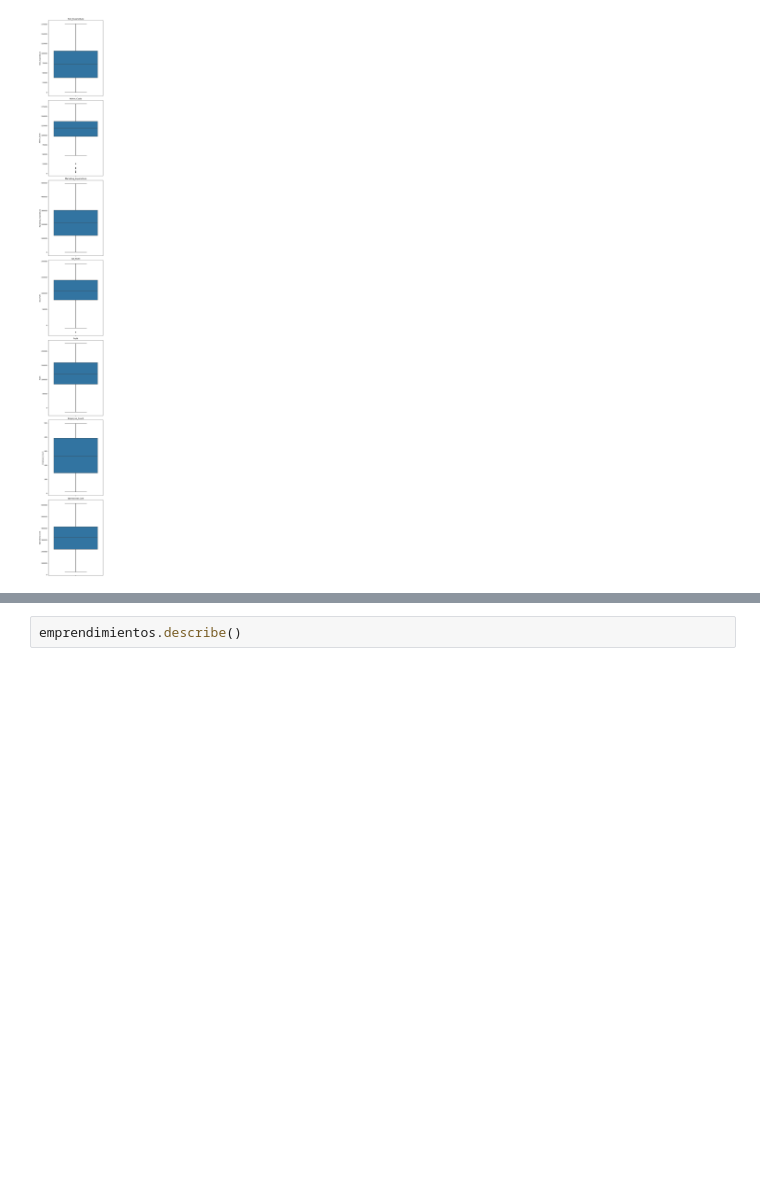
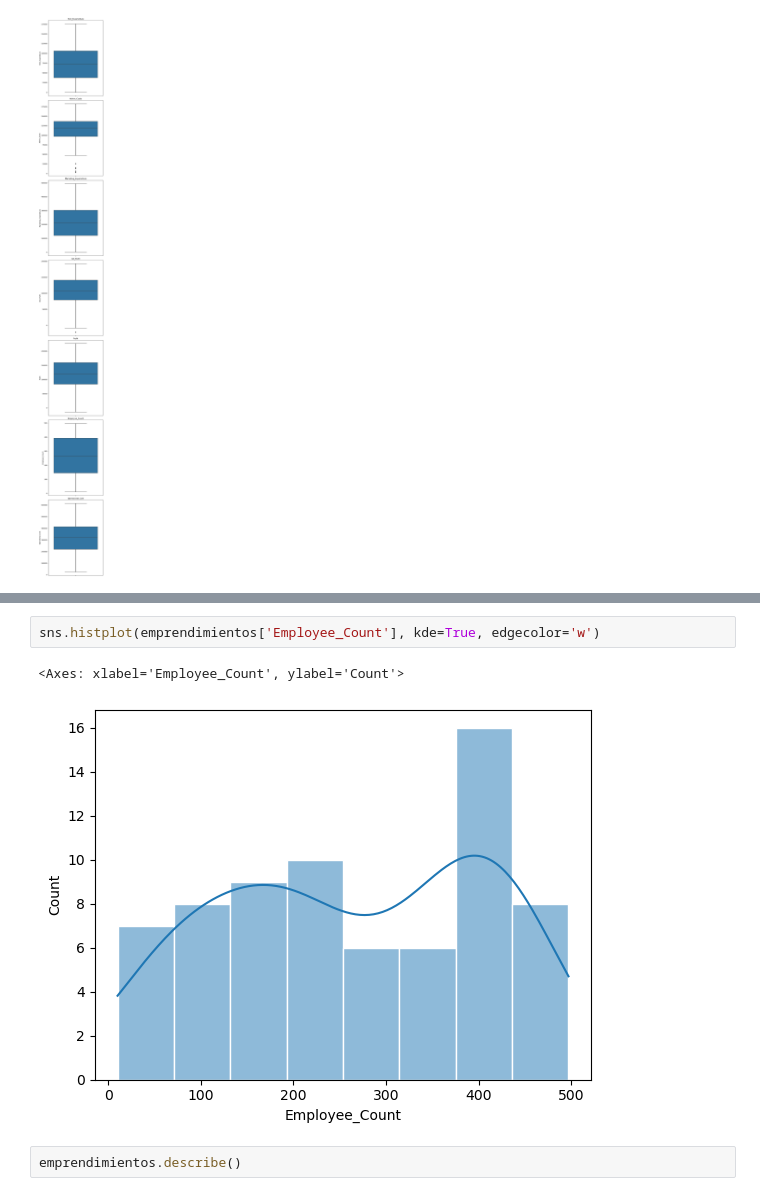
Before and after one commit to Chiaraaorlando/Regresion, a Jupyter notebook: regresion tp chiara orlando.ipynb, the cells around one changed output, grey strips where cells are left out. Drawn from its saved outputs; the diff is of its cells as text; blank space fills up the shorter version.

Commit message:
histogramas

```diff
--- a/regresion tp chiara orlando.ipynb
+++ b/regresion tp chiara orlando.ipynb
@@ -65,3 +74,8 @@ grafico_out_boxplot(emprendimientos)
+# %%
+sns.histplot(emprendimientos['Employee_Count'], kde=True, edgecolor='w')
+# %% [output]
+<Axes: xlabel='Employee_Count', ylabel='Count'>
+[figure, added]
 # %%
 emprendimientos.describe()
 # %% [output]
```
Also changed, not shown: parts of 21 cells of this notebook, 1 other file.
